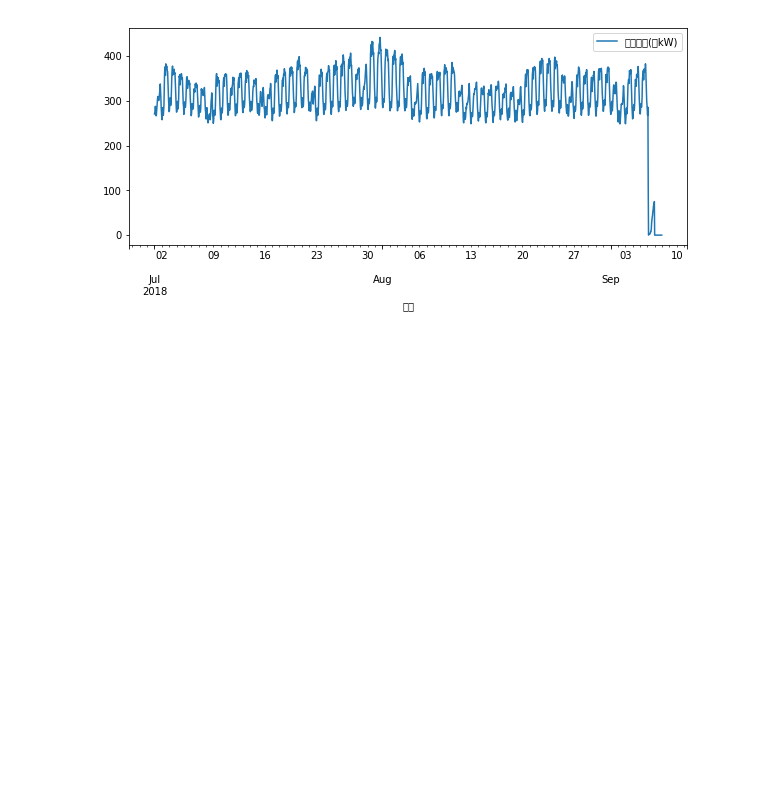
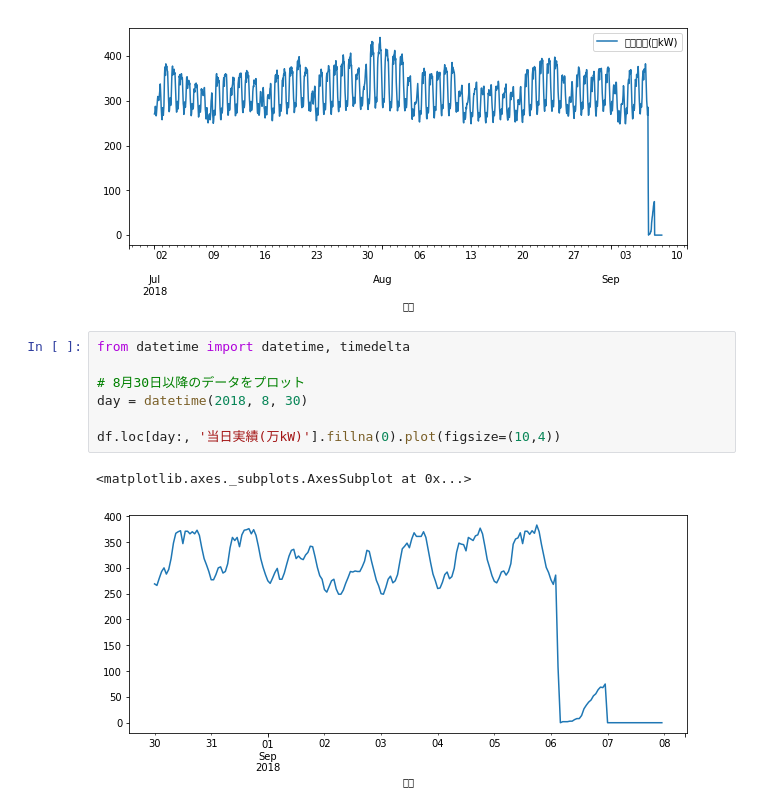
Before and after one commit to tkhrmeme/HepcoPowerUsage, a Jupyter notebook: HepcoPowerUsage.ipynb, the cells around one changed output. Saved outputs shown, nothing was run; the diff lists cells and outputs as text; blank space fills up the shorter version.

```diff
--- a/HepcoPowerUsage.ipynb
+++ b/HepcoPowerUsage.ipynb
@@ -79,3 +79,13 @@ df.fillna(0).plot(y=['当日実績(万kW)'], figsize=(10,4))
 # %% [output]
 <matplotlib.axes._subplots.AxesSubplot at 0x...>
 [figure]
+# %%
+from datetime import datetime, timedelta
+
+# 8月30日以降のデータをプロット
+day = datetime(2018, 8, 30)
+
+df.loc[day:, '当日実績(万kW)'].fillna(0).plot(figsize=(10,4))
+# %% [output]
+<matplotlib.axes._subplots.AxesSubplot at 0x...>
+[figure, added]
```
